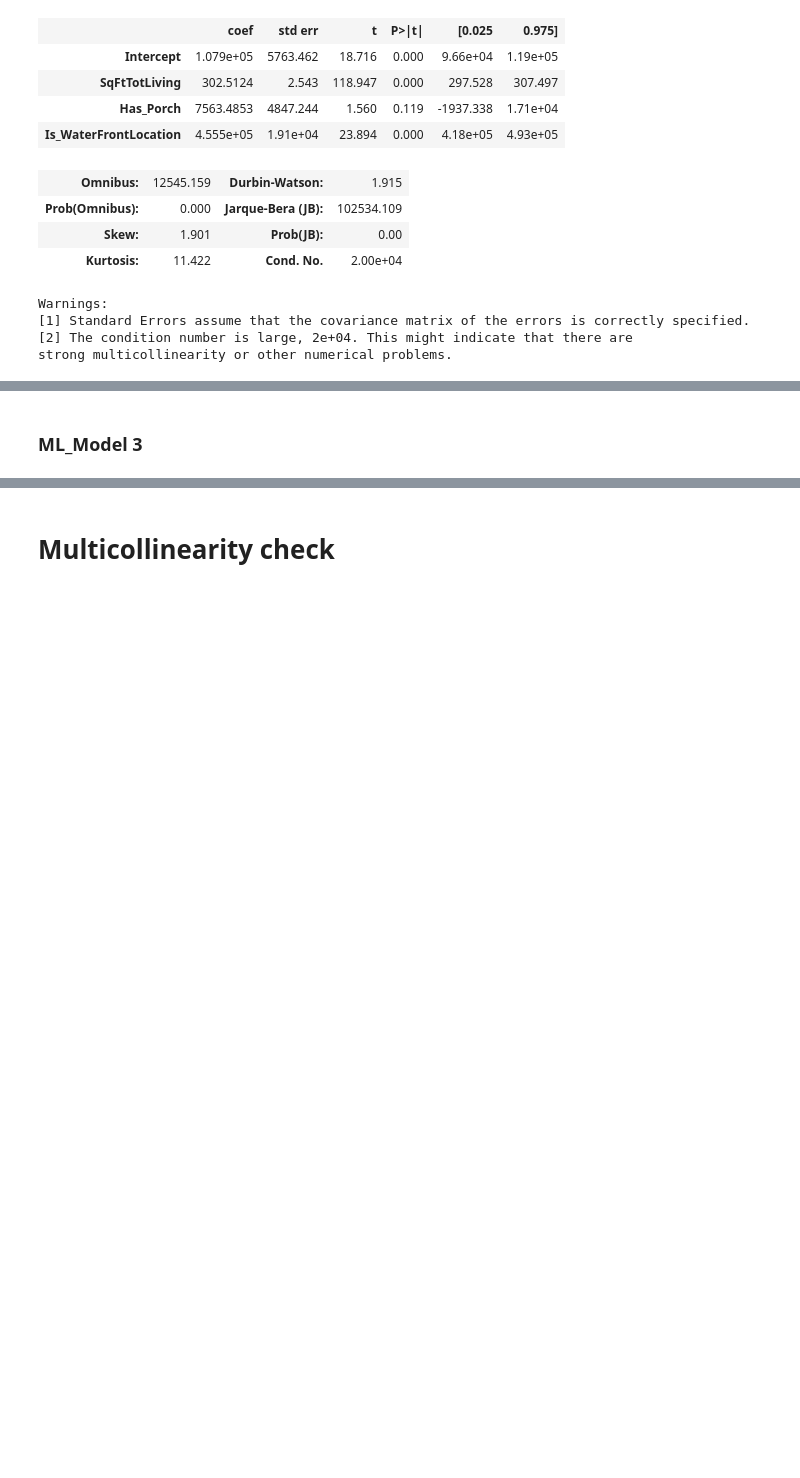
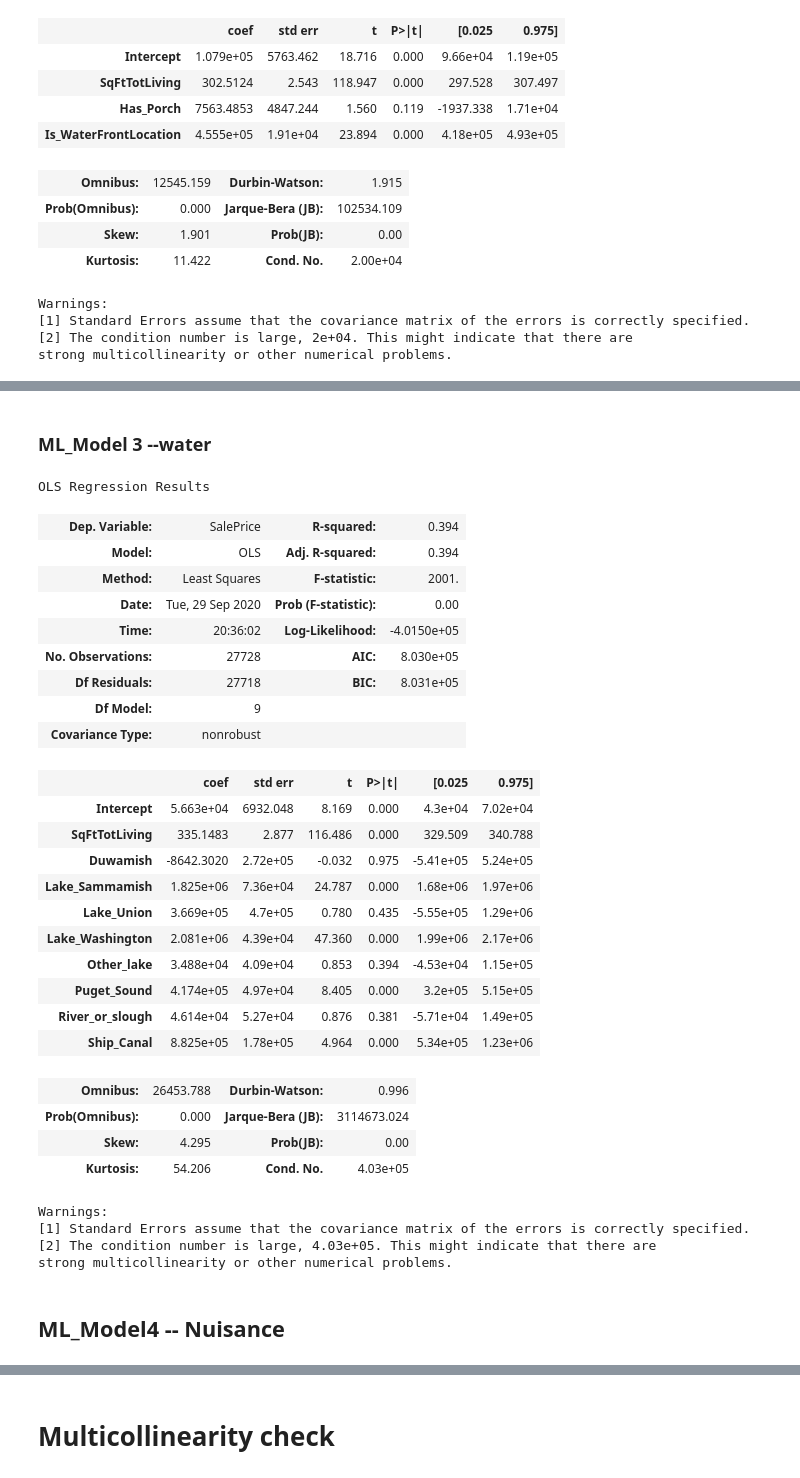
Before and after one commit to angelicacodes/phase_2_project_chicago-sf-seattle-ds-082420, a Jupyter notebook: notebooks/eda/Angelica_EDA2.ipynb, the cells around one changed output, grey strips where cells are left out. Saved outputs shown, nothing was run; the diff lists cells and outputs as text; code cells hidden in the pictures; blank space fills up the shorter version.

```diff
--- a/notebooks/eda/Angelica_EDA2.ipynb
+++ b/notebooks/eda/Angelica_EDA2.ipynb
@@ -484,2 +545,42 @@ strong multicollinearity or other numerical problems.
 # %% [markdown]
-### ML_Model 3
+### ML_Model 3 --water
+# %%
+outcome = 'SalePrice'
+x_cols = ['SqFtTotLiving','Duwamish', 'Lake_Sammamish', 'Lake_Union', 'Lake_Union', 'Lake_Washington', 'Other_lake','Puget_Sound', 'River_or_slough', 'Ship_Canal']
+# %%
+predictors = '+'.join(x_cols)
+formula = outcome + '~' + predictors
+ml_model3 = ols(formula=formula, data=comb_df).fit()
+ml_model3.summary()
+# %% [output]
+OLS Regression Results
+| Dep. Variable: | SalePrice | R-squared: | 0.394 |
+| Model: | OLS | Adj. R-squared: | 0.394 |
+| Method: | Least Squares | F-statistic: | 2001. |
+| Date: | Tue, 29 Sep 2020 | Prob (F-statistic): | 0.00 |
+| Time: | 20:36:02 | Log-Likelihood: | -4.0150e+05 |
+| No. Observations: | 27728 | AIC: | 8.030e+05 |
+| Df Residuals: | 27718 | BIC: | 8.031e+05 |
+| Df Model: | 9 |  |  |
+| Covariance Type: | nonrobust |  |  |
+|  | coef | std err | t | P>|t| | [0.025 | 0.975] |
+| Intercept | 5.663e+04 | 6932.048 | 8.169 | 0.000 | 4.3e+04 | 7.02e+04 |
+| SqFtTotLiving | 335.1483 | 2.877 | 116.486 | 0.000 | 329.509 | 340.788 |
+| Duwamish | -8642.3020 | 2.72e+05 | -0.032 | 0.975 | -5.41e+05 | 5.24e+05 |
+| Lake_Sammamish | 1.825e+06 | 7.36e+04 | 24.787 | 0.000 | 1.68e+06 | 1.97e+06 |
+| Lake_Union | 3.669e+05 | 4.7e+05 | 0.780 | 0.435 | -5.55e+05 | 1.29e+06 |
+| Lake_Washington | 2.081e+06 | 4.39e+04 | 47.360 | 0.000 | 1.99e+06 | 2.17e+06 |
+| Other_lake | 3.488e+04 | 4.09e+04 | 0.853 | 0.394 | -4.53e+04 | 1.15e+05 |
+| Puget_Sound | 4.174e+05 | 4.97e+04 | 8.405 | 0.000 | 3.2e+05 | 5.15e+05 |
+| River_or_slough | 4.614e+04 | 5.27e+04 | 0.876 | 0.381 | -5.71e+04 | 1.49e+05 |
+| Ship_Canal | 8.825e+05 | 1.78e+05 | 4.964 | 0.000 | 5.34e+05 | 1.23e+06 |
+| Omnibus: | 26453.788 | Durbin-Watson: | 0.996 |
+| Prob(Omnibus): | 0.000 | Jarque-Bera (JB): | 3114673.024 |
+| Skew: | 4.295 | Prob(JB): | 0.00 |
+| Kurtosis: | 54.206 | Cond. No. | 4.03e+05 |
+Warnings:
+[1] Standard Errors assume that the covariance matrix of the errors is correctly specified.
+[2] The condition number is large, 4.03e+05. This might indicate that there are
+strong multicollinearity or other numerical problems.
+# %% [markdown]
+## ML_Model4 -- Nuisance
```
Also changed, not shown: parts of 29 cells of this notebook.
